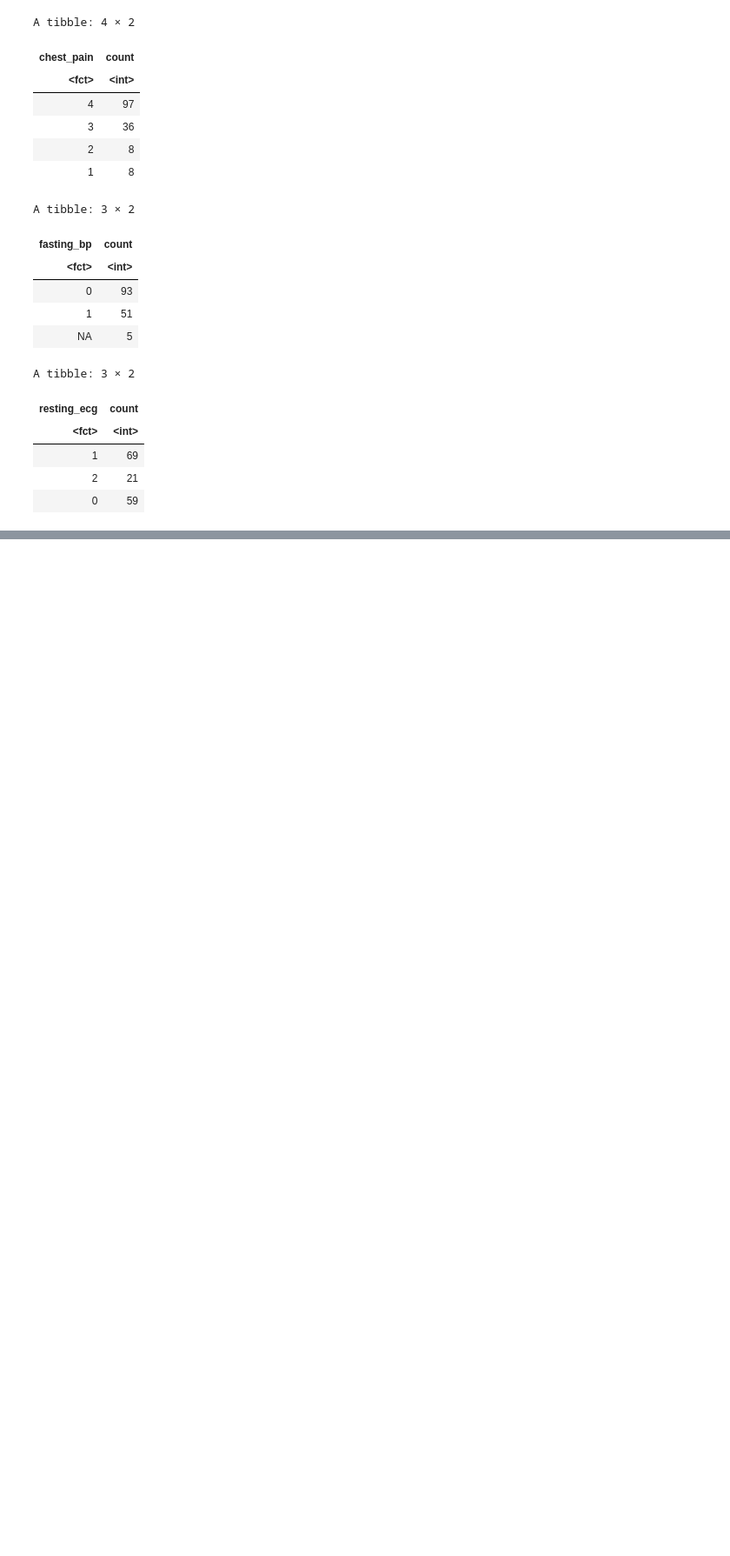
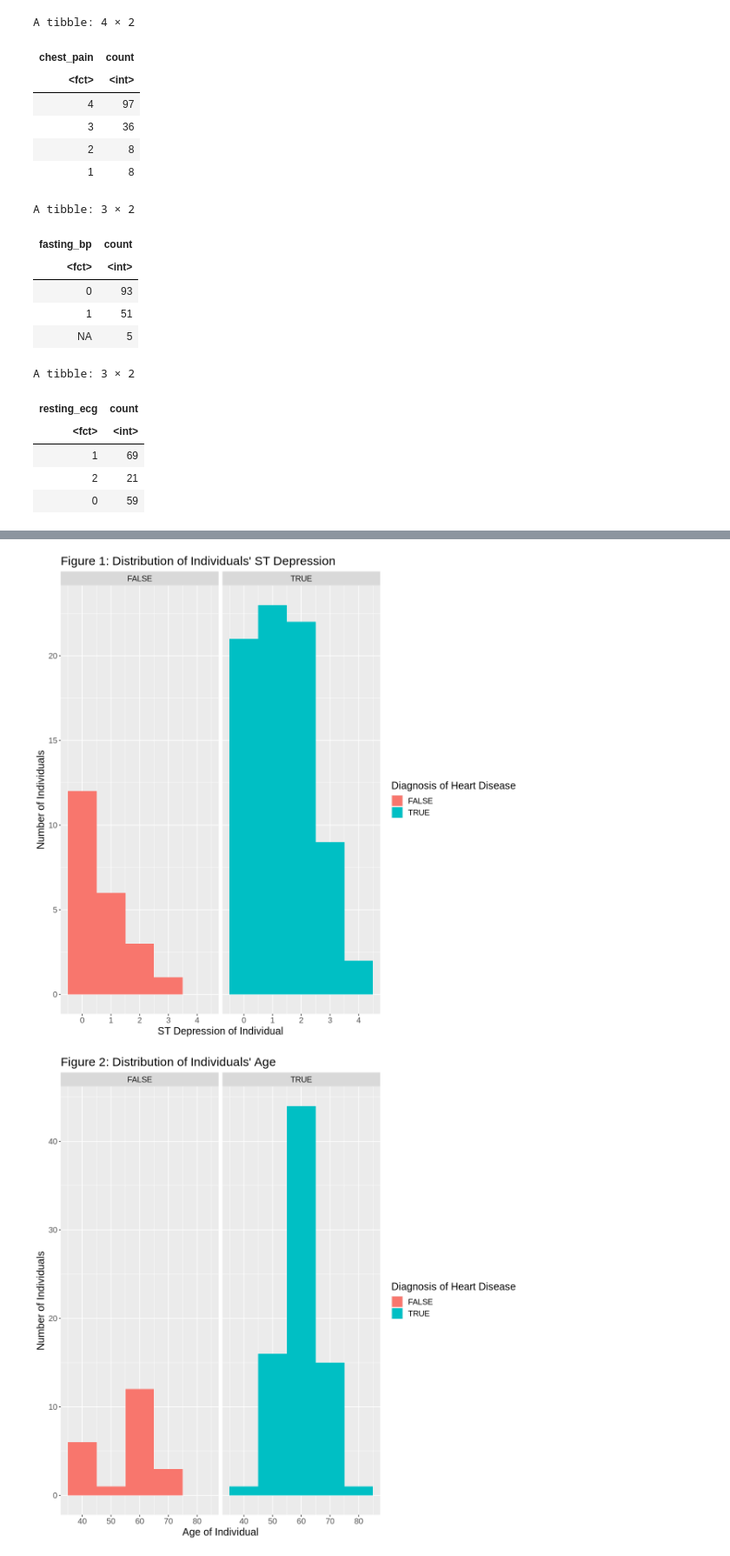
Before and after one commit to Majordingus2/group12-dsci-project, a Jupyter notebook: Group Proposal.ipynb, the cells around one changed output, grey strips where cells are left out. Shown at 87% size. Saved outputs shown, nothing was run; the diff lists cells and outputs as text; code cells hidden in the pictures; blank space fills up the shorter version.

```diff
--- a/Group Proposal.ipynb
+++ b/Group Proposal.ipynb
@@ -317,0 +295,42 @@ A tibble: 3 × 2
+# %%
+
+st_depression_plot <- va_train_select_num_noNA |>
+                       select(diagnosis, st_depression) |>
+                        ggplot(aes(x = st_depression, fill=diagnosis)) +
+                        geom_histogram(binwidth=1) +
+                        facet_grid(cols = vars(diagnosis)) +
+                        labs (x = "ST Depression of Individual",
+                              y = "Number of Individuals",
+                              fill = "Diagnosis of Heart Disease",
+                              title = "Figure 1: Distribution of Individuals' ST Depression") +
+                              theme(text = element_text(size = 15))
+
+
+age_plot <- va_train_select_num_noNA |>
+                       select(diagnosis, age) |>
+                        ggplot(aes(x = age, fill=diagnosis)) +
+                        geom_histogram(binwidth =10) +
+                        facet_grid(cols = vars(diagnosis)) +
+                        labs (x = "Age of Individual",
+                              y = "Number of Individuals",
+                              fill = "Diagnosis of Heart Disease",
+                              title = "Figure 2: Distribution of Individuals' Age") +
+                        theme(text = element_text(size = 15))
+
+resting_bp_plot <- va_train_select_num_noNA |>
+                       select(diagnosis, resting_bp) |>
+                        ggplot(aes(x = resting_bp, fill=diagnosis)) +
+                        geom_histogram(binwidth =10) +
+                        facet_grid(cols = vars(diagnosis)) +
+                        labs (x = "Resting Blood Pressure of Individual (mmHg)",
+                              y = "Number of Individuals",
+                              fill = "Diagnosis of Heart Disease",
+                              title = "Figure 3: Distribution of Individuals' Resting Blood Pressure") +
+                        theme(text = element_text(size = 15))
+
+st_depression_plot
+age_plot
+resting_bp_plot
+# %% [output]
+[figure, added]
+[figure, added]
```
Also changed, not shown: parts of 8 cells of this notebook.
